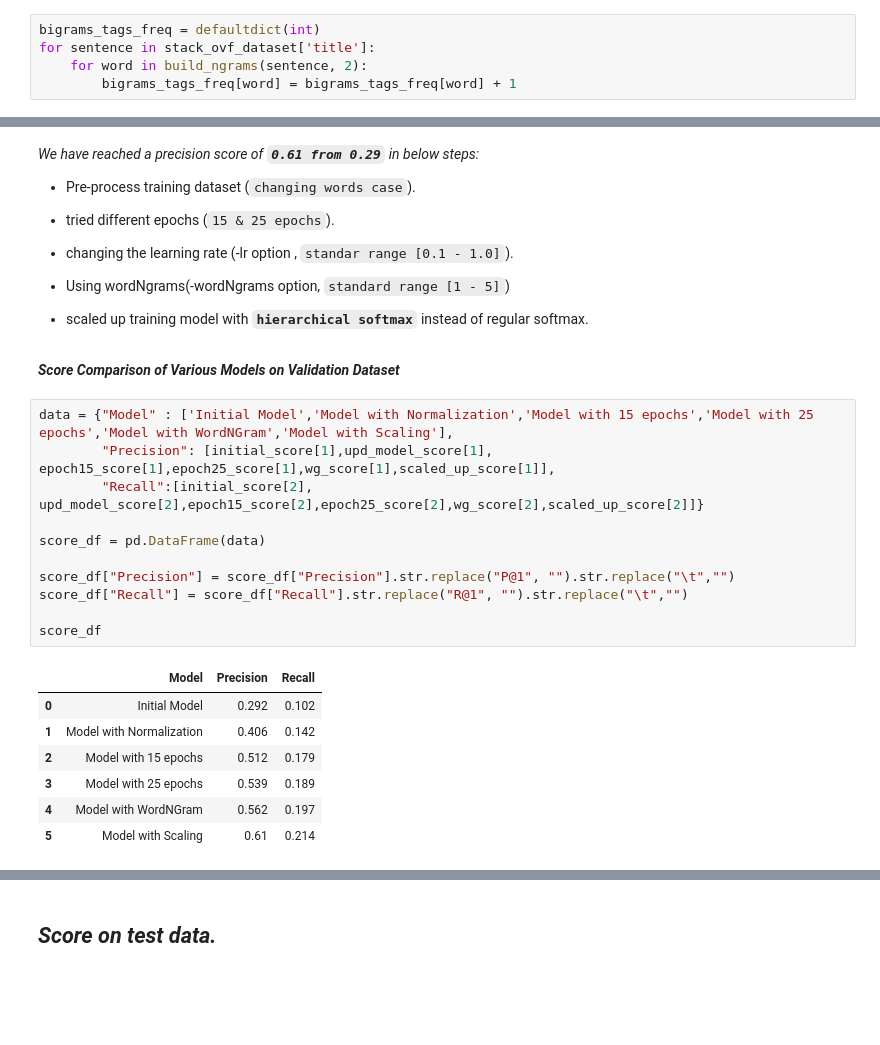
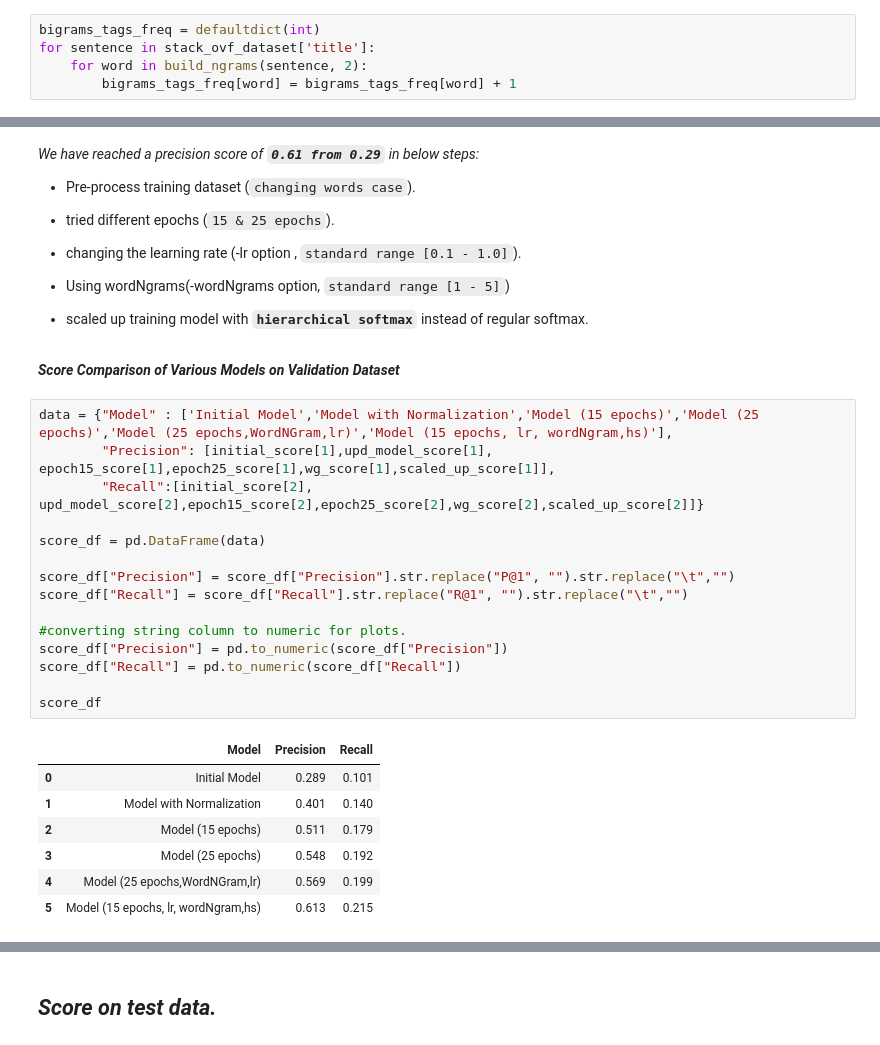
Before and after one commit to agamkachhal/COMP8240_GroupS, a Jupyter notebook: stackoverflowposts_analysis.ipynb, the cells around one changed output, grey strips where cells are left out. Cells and saved outputs as stored; diff of their text form; blank space fills up the shorter version.

```diff
--- a/stackoverflowposts_analysis.ipynb
+++ b/stackoverflowposts_analysis.ipynb
@@ -620,7 +598,7 @@ scaled_up_score
 
 * tried different epochs (`15 & 25 epochs`).
 
-* changing the learning rate (-lr option , `standar range [0.1 - 1.0]`).
+* changing the learning rate (-lr option , `standard range [0.1 - 1.0]`).
 
 * Using wordNgrams(-wordNgrams option, `standard range [1 - 5]`)
 
@@ -628,21 +606,25 @@ scaled_up_score
 # %% [markdown]
 **_Score Comparison of Various Models on Validation Dataset_**
 # %%
-data = {"Model" : ['Initial Model','Model with Normalization','Model with 15 epochs','Model with 25 epochs','Model with WordNGram','Model with Scaling'],
+data = {"Model" : ['Initial Model','Model with Normalization','Model (15 epochs)','Model (25 epochs)','Model (25 epochs,WordNGram,lr)','Model (15 epochs, lr, wordNgram,hs)'],
         "Precision": [initial_score[1],upd_model_score[1], epoch15_score[1],epoch25_score[1],wg_score[1],scaled_up_score[1]],
         "Recall":[initial_score[2], upd_model_score[2],epoch15_score[2],epoch25_score[2],wg_score[2],scaled_up_score[2]]}
 
 score_df = pd.DataFrame(data)
 
 score_df["Precision"] = score_df["Precision"].str.replace("P@1", "").str.replace("\t","")
 score_df["Recall"] = score_df["Recall"].str.replace("R@1", "").str.replace("\t","")
 
+#converting string column to numeric for plots.
+score_df["Precision"] = pd.to_numeric(score_df["Precision"])
+score_df["Recall"] = pd.to_numeric(score_df["Recall"])
+
 score_df
 # %% [output]
 |  | Model | Precision | Recall |
-| 0 | Initial Model | 0.292 | 0.102 |
-| 1 | Model with Normalization | 0.406 | 0.142 |
-| 2 | Model with 15 epochs | 0.512 | 0.179 |
-| 3 | Model with 25 epochs | 0.539 | 0.189 |
-| 4 | Model with WordNGram | 0.562 | 0.197 |
-| 5 | Model with Scaling | 0.61 | 0.214 |
+| 0 | Initial Model | 0.289 | 0.101 |
+| 1 | Model with Normalization | 0.401 | 0.140 |
+| 2 | Model (15 epochs) | 0.511 | 0.179 |
+| 3 | Model (25 epochs) | 0.548 | 0.192 |
+| 4 | Model (25 epochs,WordNGram,lr) | 0.569 | 0.199 |
+| 5 | Model (15 epochs, lr, wordNgram,hs) | 0.613 | 0.215 |
```
Also changed, not shown: parts of 49 cells of this notebook.
